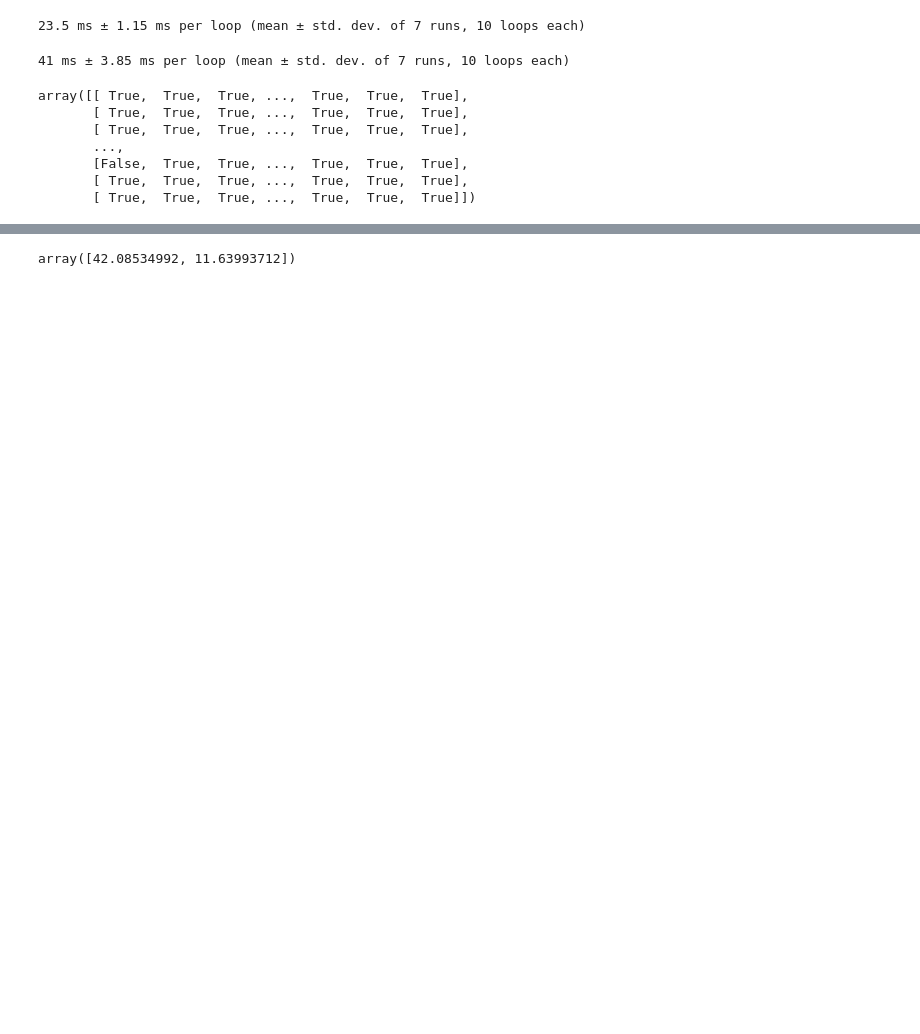
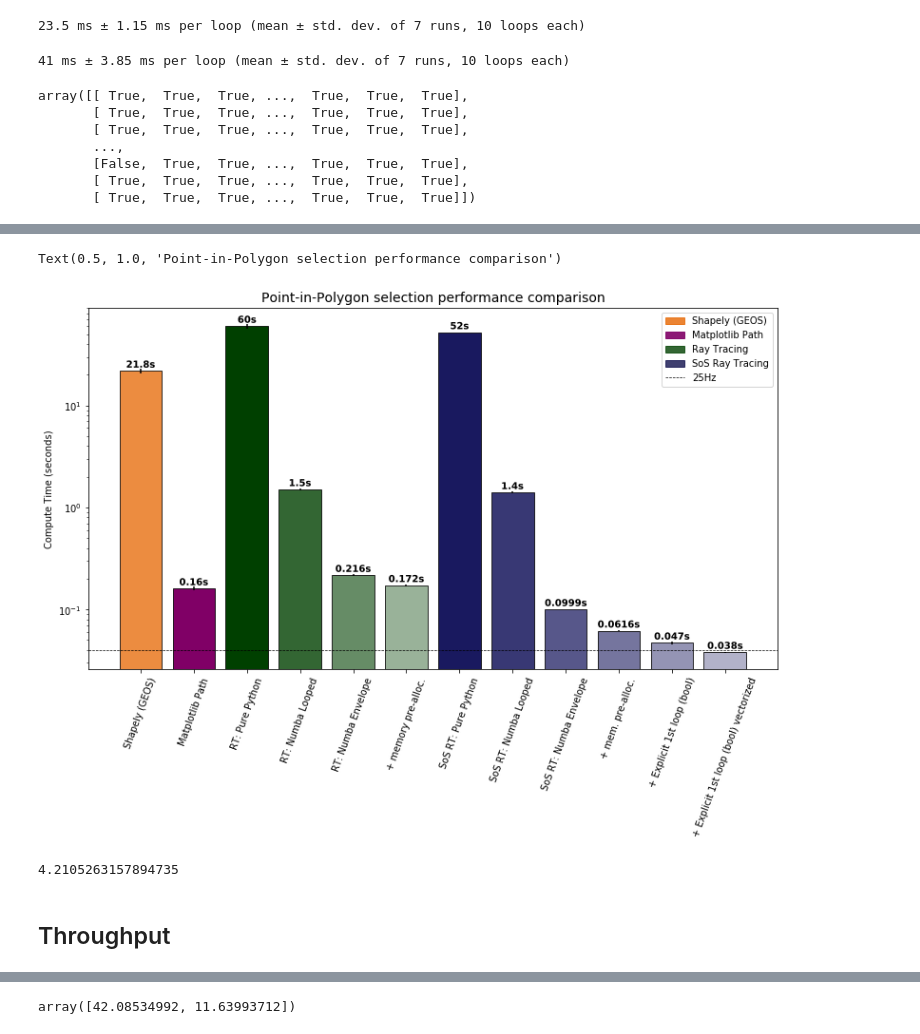
Before and after one commit to the-rccg/FIDS, a Jupyter notebook: algorithm_evaluations/point_in_polygon_implementations.ipynb, the cells around one changed output, grey strips where cells are left out. Saved outputs shown, nothing was run; the diff lists cells and outputs as text; code cells hidden in the pictures; blank space fills up the shorter version.

```diff
--- a/algorithm_evaluations/point_in_polygon_implementations.ipynb
+++ b/algorithm_evaluations/point_in_polygon_implementations.ipynb
@@ -63,6 +63,8 @@ array([[42.16295068, 11.94153659],
        [42.16066163, 11.69991191]])
 # %%
 vertices = np.array([[42.09, 11.94], [42.09, 11.90], [42.11, 11.90], [42.11, 11,95]])
+# %%
+vertices = np.array(vertices)
 # %%
 from matplotlib import pylab as plt
 # %%
@@ -813,0 +1271,15 @@ array([[ True,  True,  True, ...,  True,  True,  True],
+# %%
+stds = {
+    'Shapely (GEOS)': 1.34,
+    'Matplotlib Path': 0.00732,
+    'RT: Pure Python': 2.95,
+    'RT: Numba Looped': 0.0324,
+    'RT: Numba Envelope': 0.0047,
+    '+ memory pre-alloc.': 0.0026,
+    'SoS RT: Pure Python': 0,
+    'SoS RT: Numba Looped': 0.0311,
+    'SoS RT: Numba Envelope': 0.000483,
+    '+ mem. pre-alloc.': 0.000954,
+    '+ Explicit 1st loop (bool)': 0.00128,
+    '+ Explicit 1st loop (bool) vectorized': 0.000556
+}
@@ -813,0 +1291,42 @@ array([[ True,  True,  True, ...,  True,  True,  True],
+# %%
+fig, ax = plt.subplots(1,1,figsize=(13,7))
+ax.bar(time_comparison.keys(), time_comparison.values(), yerr=stds.values(),
+       edgecolor='black', linewidth=0.8, color=colors)
+ax.set_yscale('log')
+ax.set_ylabel('Compute Time (seconds)')
+ax.xaxis.set_tick_params(rotation=70)
+
+# Reference of refresh rate
+ref = ax.axhline(1/25, label='25Hz', color='k', linestyle="--", linewidth=0.7)
+
+# Legend
+import matplotlib.patches as mpatches
+orange_patch = mpatches.Patch(color=[0.90,0.40,0.00,0.80], label='Shapely (GEOS)')
+purple_patch = mpatches.Patch(color=[0.50,0.00,0.40,0.90], label='Matplotlib Path')
+green_patch  = mpatches.Patch(color=[0.00,0.25,0.00,0.80], label='Ray Tracing')
+blue_patch   = mpatches.Patch(color=[0.00,0.00,0.25,0.75], label='SoS Ray Tracing')
+ax.legend(handles=[orange_patch, purple_patch, green_patch, blue_patch, ref])
+
+# Value
+import matplotlib.patheffects as path_effects
+y = list(time_comparison.values())
+for i, v in enumerate(y):
+    label_text = ax.text(i, v*1.08, str(v)+"s", horizontalalignment='center', fontweight='demi')#, fontweight='bold', color=colors[i])
+    # Ensure readability with large errorbars
+    label_text.set_path_effects([
+        path_effects.Stroke(linewidth=1, foreground='white'),
+        path_effects.Normal()
+    ])
+
+# Title
+ax.set_title('Point-in-Polygon selection performance comparison', fontsize=14)
+#fig.tight_layout()
+# %% [output]
+Text(0.5, 1.0, 'Point-in-Polygon selection performance comparison')
+[figure, added]
+# %%
+0.16/0.038
+# %% [output]
+4.2105263157894735
+# %% [markdown]
+## Throughput
```
Also changed, not shown: parts of 112 cells of this notebook, 9 other files.
